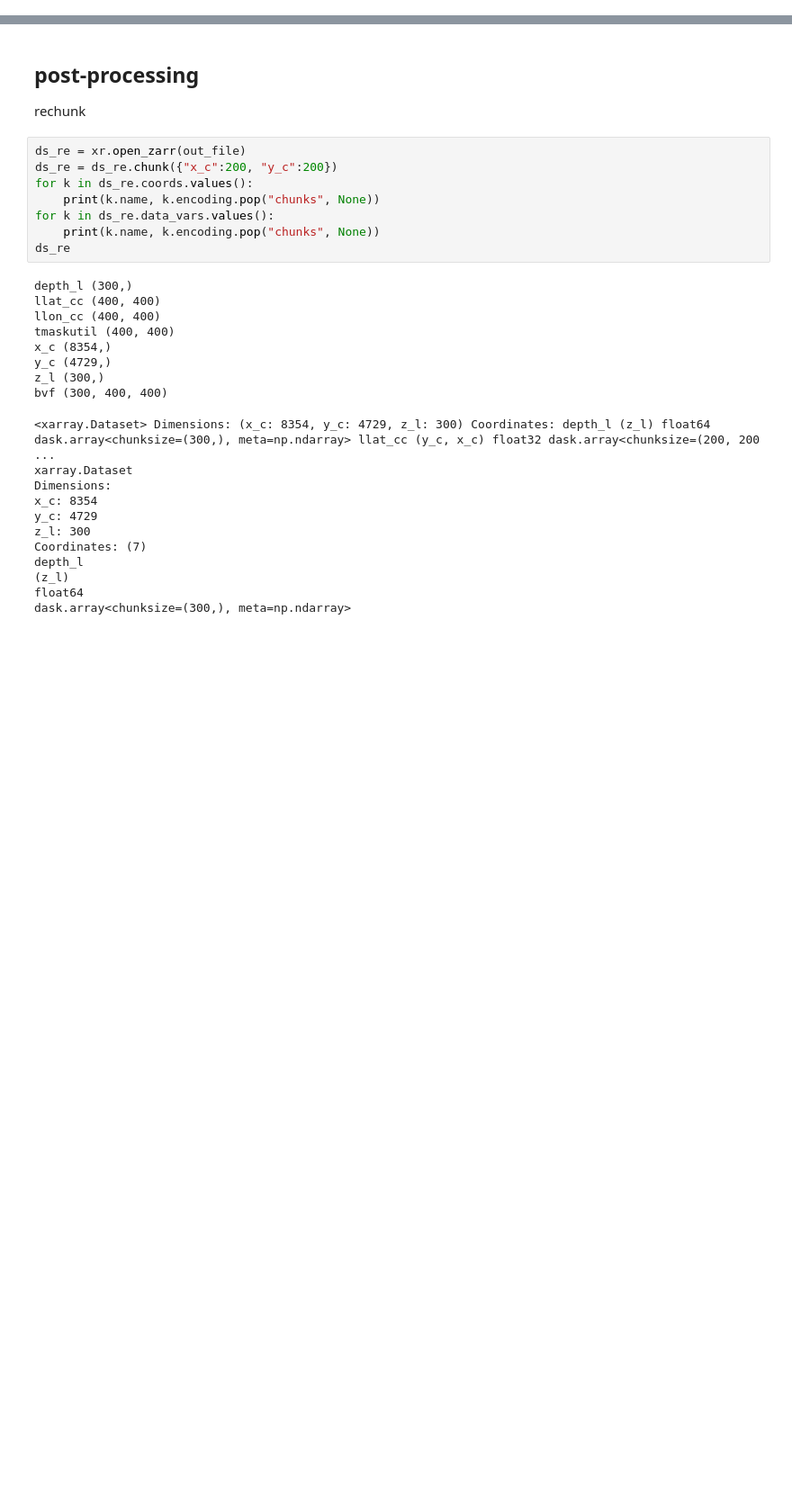
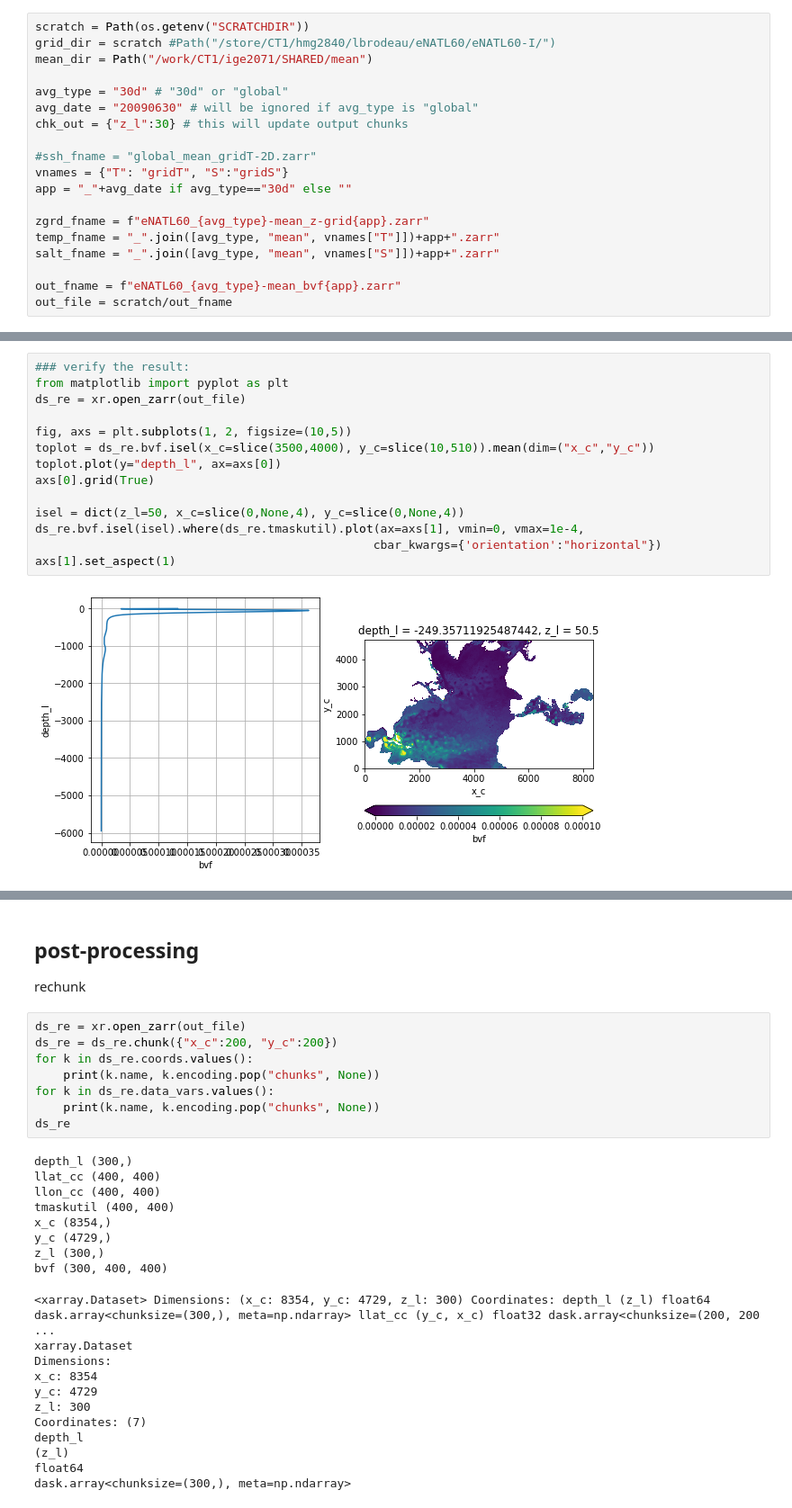
Before and after one commit to NoeLahaye/ITideNATL, a Jupyter notebook: processing/pre_proj/compute_mean_stratif.ipynb, the cells around one changed output, grey strips where cells are left out. Shown at 90% size. Cells and saved outputs as stored; diff of their text form; blank space fills up the shorter version.

```diff
--- a/processing/pre_proj/compute_mean_stratif.ipynb
+++ b/processing/pre_proj/compute_mean_stratif.ipynb
@@ -46,0 +26,19 @@ out_file = scratch/"global_mean_bvf.zarr"
+# %%
+scratch = Path(os.getenv("SCRATCHDIR"))
+grid_dir = scratch #Path("/store/CT1/hmg2840/lbrodeau/eNATL60/eNATL60-I/")
+mean_dir = Path("/work/CT1/ige2071/SHARED/mean")
+
+avg_type = "30d" # "30d" or "global"
+avg_date = "20090630" # will be ignored if avg_type is "global"
+chk_out = {"z_l":30} # this will update output chunks
+
+#ssh_fname = "global_mean_gridT-2D.zarr"
+vnames = {"T": "gridT", "S":"gridS"}
+app = "_"+avg_date if avg_type=="30d" else ""
+
+zgrd_fname = f"eNATL60_{avg_type}-mean_z-grid{app}.zarr"
+temp_fname = "_".join([avg_type, "mean", vnames["T"]])+app+".zarr"
+salt_fname = "_".join([avg_type, "mean", vnames["S"]])+app+".zarr"
+
+out_fname = f"eNATL60_{avg_type}-mean_bvf{app}.zarr"
+out_file = scratch/out_fname
@@ -312,0 +130,16 @@ ds_re.bvf.isel(z_l=50).where(ds_re.tmaskutil).plot(vmin=0, vmax=1e-4)
+# %%
+### verify the result:
+from matplotlib import pyplot as plt
+ds_re = xr.open_zarr(out_file)
+
+fig, axs = plt.subplots(1, 2, figsize=(10,5))
+toplot = ds_re.bvf.isel(x_c=slice(3500,4000), y_c=slice(10,510)).mean(dim=("x_c","y_c"))
+toplot.plot(y="depth_l", ax=axs[0])
+axs[0].grid(True)
+
+isel = dict(z_l=50, x_c=slice(0,None,4), y_c=slice(0,None,4))
+ds_re.bvf.isel(isel).where(ds_re.tmaskutil).plot(ax=axs[1], vmin=0, vmax=1e-4,
+                                                cbar_kwargs={'orientation':"horizontal"})
+axs[1].set_aspect(1)
+# %% [output]
+[figure, added]
```
Also changed, not shown: parts of 46 cells of this notebook, 5 other files.
